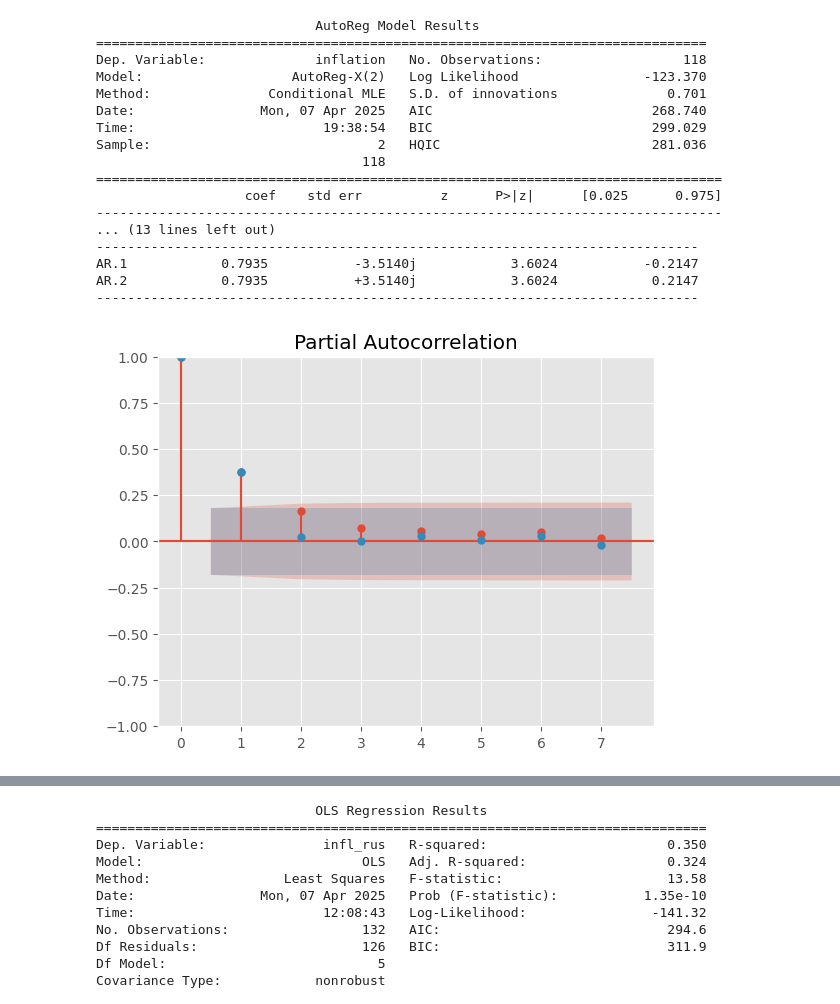
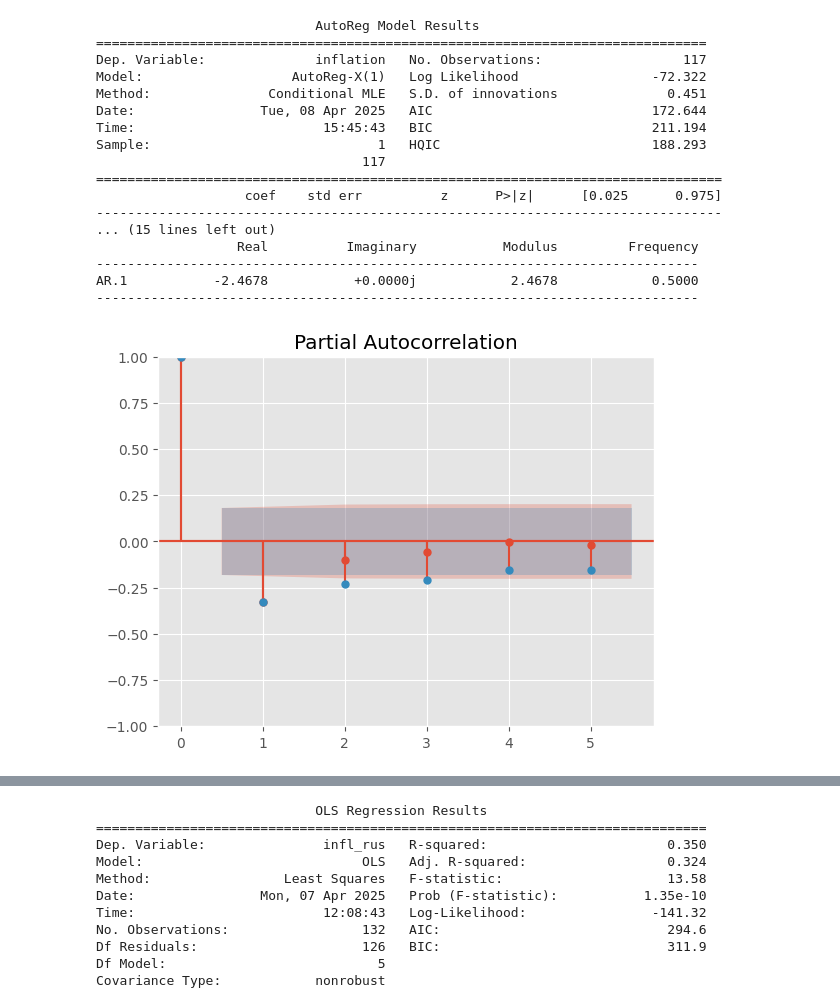
Before and after one commit to askarg/Diploma.-Inflation-model-using-PCA, a Jupyter notebook: model.ipynb, the cells around one changed output, grey strips where cells are left out. Drawn from its saved outputs; the diff is of its cells as text; code cells hidden in the pictures.

```diff
--- a/model.ipynb
+++ b/model.ipynb
@@ -21,8 +22,9 @@ from sklearn.model_selection import cross_val_score
 # %%
 # Пример данных
-df = pd.read_csv('infl_rus.csv')
+df = pd.read_csv('regional_data/infl_Российская_Федерация.csv')
 df.dropna(inplace=True)
 df['Date'] = pd.to_datetime(df['Date'])
-df
+df.drop('Date', axis=1, inplace=True)
+df.head(3)
 # %% [output]
 |  | paid_services | salary | debt_firms | debt_fiz | trade_turnover | money_income | inflation | ... |
@@ -88,0 +34,7 @@ sb.lineplot(data=mse_by_n_components, x='components_used', y='mean_squared_error
+# %%
+df = df.apply(lambda x: x.diff(1)[1:])
+# df1 = df.apply(lambda x: boxcox(x - x.min() + 1)[0])
+# df1 = df.apply(lambda x: np.log(x - x.min() + 1))
+# df = df.apply(lambda x: x.diff(1)[1:])
+# df1.apply(lambda x: adfuller(x)[1] < 0.05)
+df.apply(lambda x: adfuller(x)[1] < 0.05)
@@ -88,0 +59,21 @@ sb.lineplot(data=mse_by_n_components, x='components_used', y='mean_squared_error
+# %%
+y = df["inflation"]
+X = df.drop(columns=["inflation"])
+
+# Стандартизация данных
+scaler = StandardScaler()
+X_scaled = scaler.fit_transform(X)
+
+pca = PCA(n_components=0.9)
+X_pca = pca.fit_transform(X_scaled)
+
+explained_variance = pca.explained_variance_ratio_
+loadings = pca.components_
+
+# Визуализация объясненной дисперсии компонентами  PCA
+plt.figure(figsize=(8, 5), dpi=100)
+plt.bar(range(1, len(explained_variance) + 1), explained_variance, alpha=0.7, align='center')
+plt.xlabel('Номер компоненты')
+plt.ylabel('Доля объясненной дисперсии')
+plt.title('Объясненная дисперсия PCA')
+plt.show()
@@ -89,31 +166,31 @@ sb.lineplot(data=mse_by_n_components, x='components_used', y='mean_squared_error
 # %%
 from statsmodels.tsa.ar_model import AutoReg
 from statsmodels.graphics.tsaplots import plot_acf, plot_pacf
 
-plot_acf(y, lags=7, ax=plt.gca())  # lags=20 - количество лагов для отображения
-plot_pacf(y, lags=7, ax=plt.gca(), method='ols')  # method='ols' для PACF
+plot_acf(y, lags=5, ax=plt.gca())  # lags=20 - количество лагов для отображения
+plot_pacf(y, lags=5, ax=plt.gca(), method='ols')  # method='ols' для PACF
 
 # Построение ARDL модели
-model = AutoReg(y, lags=2, exog=X_pca)
+model = AutoReg(y, lags=1, exog=X_pca)
 results = model.fit()
 result= results.summary()
 print(result)
 # %% [output]
                             AutoReg Model Results
 ==============================================================================
-Dep. Variable:              inflation   No. Observations:                  118
-Model:                   AutoReg-X(2)   Log Likelihood                -123.370
-Method:               Conditional MLE   S.D. of innovations              0.701
-Date:                Mon, 07 Apr 2025   AIC                            268.740
-Time:                        19:38:54   BIC                            299.029
-Sample:                             2   HQIC                           281.036
-                                  118
+Dep. Variable:              inflation   No. Observations:                  117
+Model:                   AutoReg-X(1)   Log Likelihood                 -72.322
+Method:               Conditional MLE   S.D. of innovations              0.451
+Date:                Tue, 08 Apr 2025   AIC                            172.644
+Time:                        15:45:43   BIC                            211.194
+Sample:                             1   HQIC                           188.293
+                                  117
 ================================================================================
                    coef    std err          z      P>|z|      [0.025      0.975]
 --------------------------------------------------------------------------------
-... (13 lines left out)
+... (15 lines left out)
+                  Real          Imaginary           Modulus         Frequency
 -----------------------------------------------------------------------------
-AR.1            0.7935           -3.5140j            3.6024           -0.2147
-AR.2            0.7935           +3.5140j            3.6024            0.2147
+AR.1           -2.4678           +0.0000j            2.4678            0.5000
 -----------------------------------------------------------------------------
-[figure, old version]
+[figure, new version]
```
Also changed, not shown: parts of 11 cells of this notebook, 1 other file.
